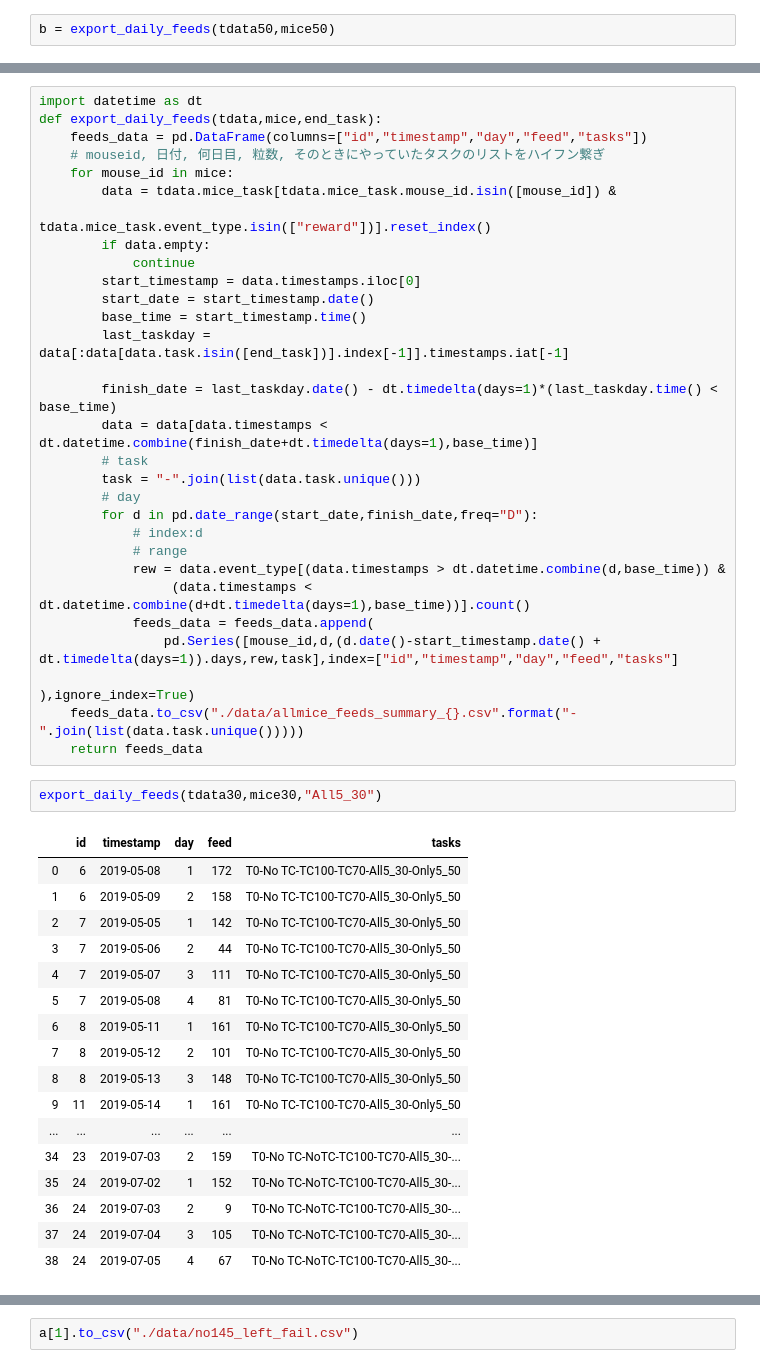
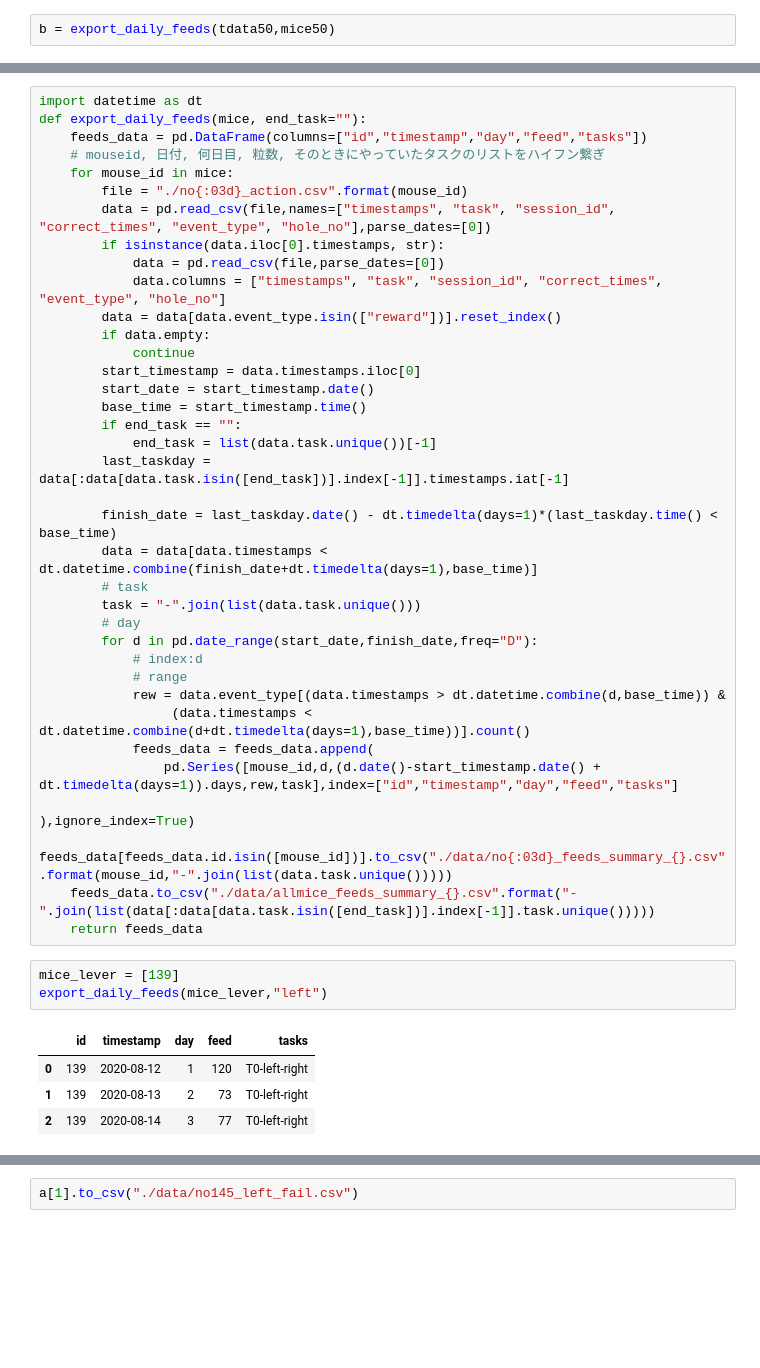
Before and after one commit to LCTO-TLCO/RaspSkinnerBox, a Jupyter notebook: analyze/JSAI_WSLS_takarada.ipynb, the cells around one changed output, grey strips where cells are left out. Saved outputs shown, nothing was run; the diff lists cells and outputs as text; blank space fills up the shorter version.

Commit message:
* modify export_daily_feeds

```diff
--- a/analyze/JSAI_WSLS_takarada.ipynb
+++ b/analyze/JSAI_WSLS_takarada.ipynb
@@ -2011,16 +1880,22 @@ b[b.feed<70]
 # %%
 import datetime as dt
-def export_daily_feeds(tdata,mice,end_task):
+def export_daily_feeds(mice, end_task=""):
     feeds_data = pd.DataFrame(columns=["id","timestamp","day","feed","tasks"])
     # mouseid, 日付, 何日目, 粒数, そのときにやっていたタスクのリストをハイフン繋ぎ
     for mouse_id in mice:
-        data = tdata.mice_task[tdata.mice_task.mouse_id.isin([mouse_id]) &
-                               tdata.mice_task.event_type.isin(["reward"])].reset_index()
+        file = "./no{:03d}_action.csv".format(mouse_id)
+        data = pd.read_csv(file,names=["timestamps", "task", "session_id", "correct_times", "event_type", "hole_no"],parse_dates=[0])
+        if isinstance(data.iloc[0].timestamps, str):
+            data = pd.read_csv(file,parse_dates=[0])
+            data.columns = ["timestamps", "task", "session_id", "correct_times", "event_type", "hole_no"]
+        data = data[data.event_type.isin(["reward"])].reset_index()
         if data.empty:
             continue
         start_timestamp = data.timestamps.iloc[0]
         start_date = start_timestamp.date()
         base_time = start_timestamp.time()
+        if end_task == "":
+            end_task = list(data.task.unique())[-1]
         last_taskday = data[:data[data.task.isin([end_task])].index[-1]].timestamps.iat[-1]
 
         finish_date = last_taskday.date() - dt.timedelta(days=1)*(last_taskday.time() < base_time)
@@ -2036,28 +1911,17 @@ def export_daily_feeds(tdata,mice,end_task):
             feeds_data = feeds_data.append(
                 pd.Series([mouse_id,d,(d.date()-start_timestamp.date() + dt.timedelta(days=1)).days,rew,task],index=["id","timestamp","day","feed","tasks"]
                                                                          ),ignore_index=True)
-    feeds_data.to_csv("./data/allmice_feeds_summary_{}.csv".format("-".join(list(data.task.unique()))))
+        feeds_data[feeds_data.id.isin([mouse_id])].to_csv("./data/no{:03d}_feeds_summary_{}.csv".format(mouse_id,"-".join(list(data.task.unique()))))
+    feeds_data.to_csv("./data/allmice_feeds_summary_{}.csv".format("-".join(list(data[:data[data.task.isin([end_task])].index[-1]].task.unique()))))
     return feeds_data
-# %%
-export_daily_feeds(tdata30,mice30,"All5_30")
-# %% [output]
-|  | id | timestamp | day | feed | tasks |
-| 0 | 6 | 2019-05-08 | 1 | 172 | T0-No TC-TC100-TC70-All5_30-Only5_50 |
-| 1 | 6 | 2019-05-09 | 2 | 158 | T0-No TC-TC100-TC70-All5_30-Only5_50 |
-| 2 | 7 | 2019-05-05 | 1 | 142 | T0-No TC-TC100-TC70-All5_30-Only5_50 |
-| 3 | 7 | 2019-05-06 | 2 | 44 | T0-No TC-TC100-TC70-All5_30-Only5_50 |
-| 4 | 7 | 2019-05-07 | 3 | 111 | T0-No TC-TC100-TC70-All5_30-Only5_50 |
-| 5 | 7 | 2019-05-08 | 4 | 81 | T0-No TC-TC100-TC70-All5_30-Only5_50 |
-| 6 | 8 | 2019-05-11 | 1 | 161 | T0-No TC-TC100-TC70-All5_30-Only5_50 |
-| 7 | 8 | 2019-05-12 | 2 | 101 | T0-No TC-TC100-TC70-All5_30-Only5_50 |
-| 8 | 8 | 2019-05-13 | 3 | 148 | T0-No TC-TC100-TC70-All5_30-Only5_50 |
-| 9 | 11 | 2019-05-14 | 1 | 161 | T0-No TC-TC100-TC70-All5_30-Only5_50 |
-| ... | ... | ... | ... | ... | ... |
-| 34 | 23 | 2019-07-03 | 2 | 159 | T0-No TC-NoTC-TC100-TC70-All5_30-... |
-| 35 | 24 | 2019-07-02 | 1 | 152 | T0-No TC-NoTC-TC100-TC70-All5_30-... |
-| 36 | 24 | 2019-07-03 | 2 | 9 | T0-No TC-NoTC-TC100-TC70-All5_30-... |
-| 37 | 24 | 2019-07-04 | 3 | 105 | T0-No TC-NoTC-TC100-TC70-All5_30-... |
-| 38 | 24 | 2019-07-05 | 4 | 67 | T0-No TC-NoTC-TC100-TC70-All5_30-... |
+# %%
+mice_lever = [139]
+export_daily_feeds(mice_lever,"left")
+# %% [output]
+|  | id | timestamp | day | feed | tasks |
+| 0 | 139 | 2020-08-12 | 1 | 120 | T0-left-right |
+| 1 | 139 | 2020-08-13 | 2 | 73 | T0-left-right |
+| 2 | 139 | 2020-08-14 | 3 | 77 | T0-left-right |
 # %%
 from datetime import datetime, timedelta
 from typing import Union
```
Also changed, not shown: parts of 12 cells of this notebook.
